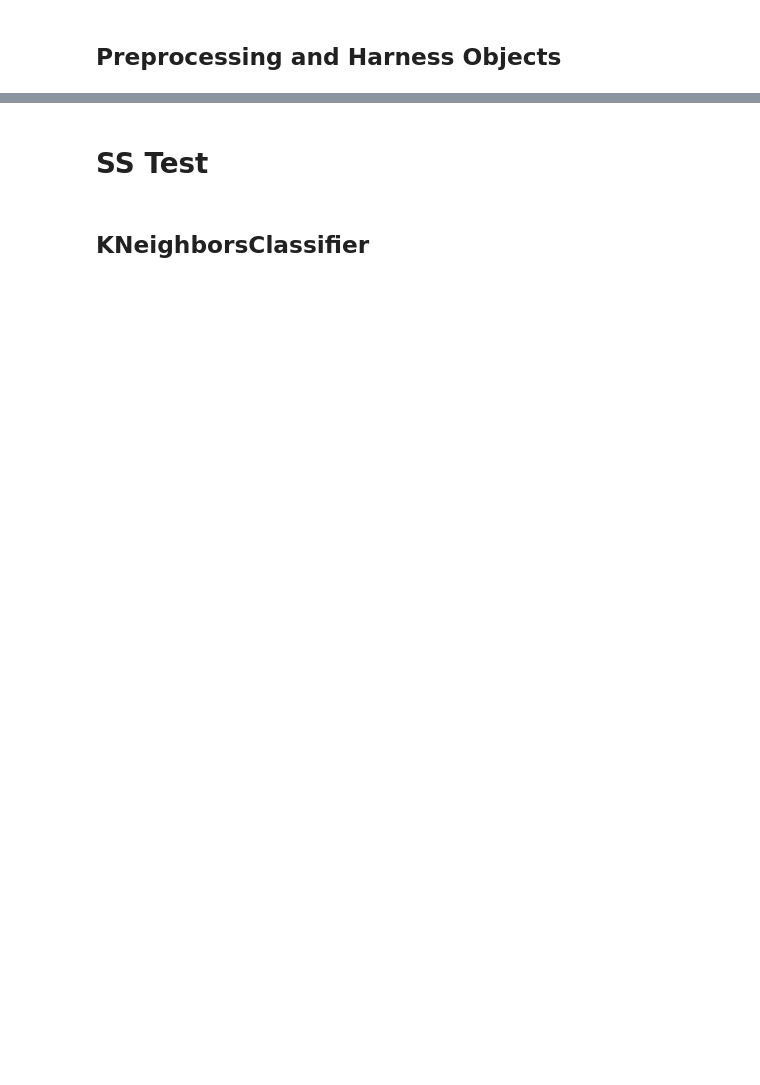
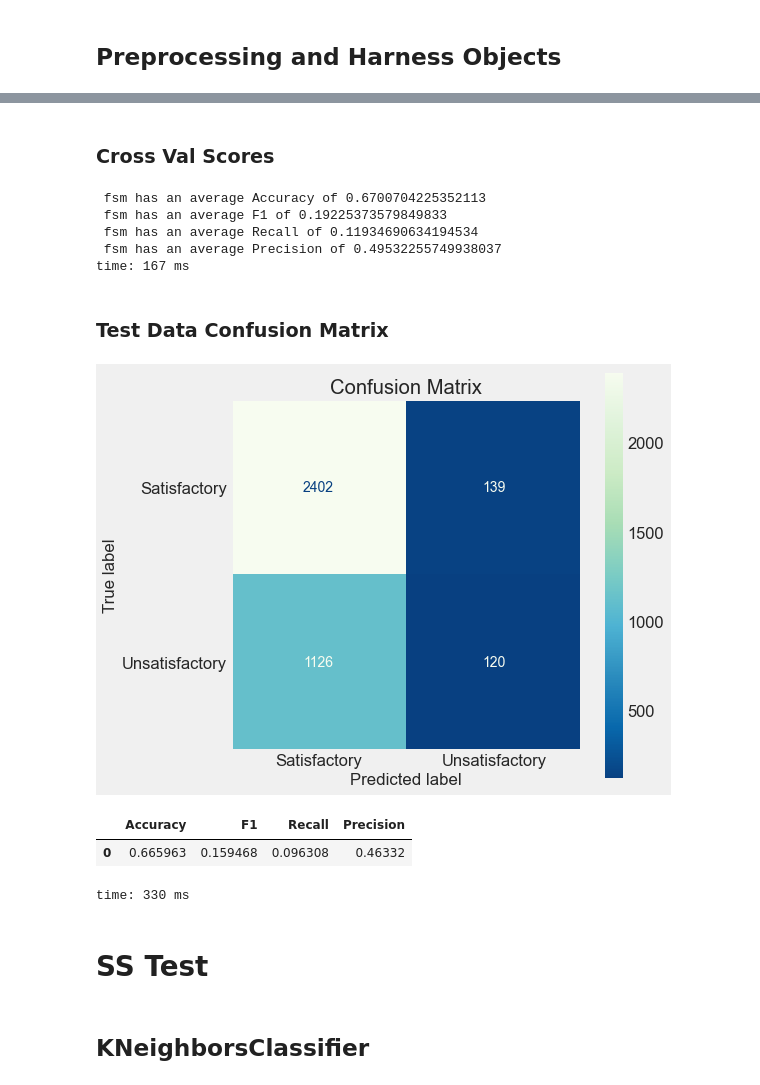
Before and after one commit to jeffreyhwatson/online_outcomes, a Jupyter notebook: notebooks/exploratory/half_model.ipynb, the cells around one changed output, grey strips where cells are left out. Cells and saved outputs as stored; diff of their text form; code cells hidden in the pictures; blank space fills up the shorter version.

```diff
--- a/notebooks/exploratory/half_model.ipynb
+++ b/notebooks/exploratory/half_model.ipynb
@@ -275,3 +353,23 @@ time: 8.03 ms
+# %% [markdown]
+### Cross Val Scores
+# %%
+# checking cross val scores
+modeling.report(fsm, X_train, y_train, ' fsm', 'FSM Naive Bayes')
+# %% [output]
+ fsm has an average Accuracy of 0.6700704225352113
+ fsm has an average F1 of 0.19225373579849833
+ fsm has an average Recall of 0.11934690634194534
+ fsm has an average Precision of 0.49532255749938037
+time: 167 ms
+# %% [markdown]
+### Test Data Confusion Matrix
+# %%
+f.confusion_report(fsm, X_test, y_test, 'fsm')
+# %% [output]
+[figure, added]
+|  | Accuracy | F1 | Recall | Precision |
+| 0 | 0.665963 | 0.159468 | 0.096308 | 0.46332 |
+time: 330 ms
 # %% [markdown]
 # SS Test
 # %% [markdown]
```
Also changed, not shown: parts of 161 cells of this notebook, 5 other files.
